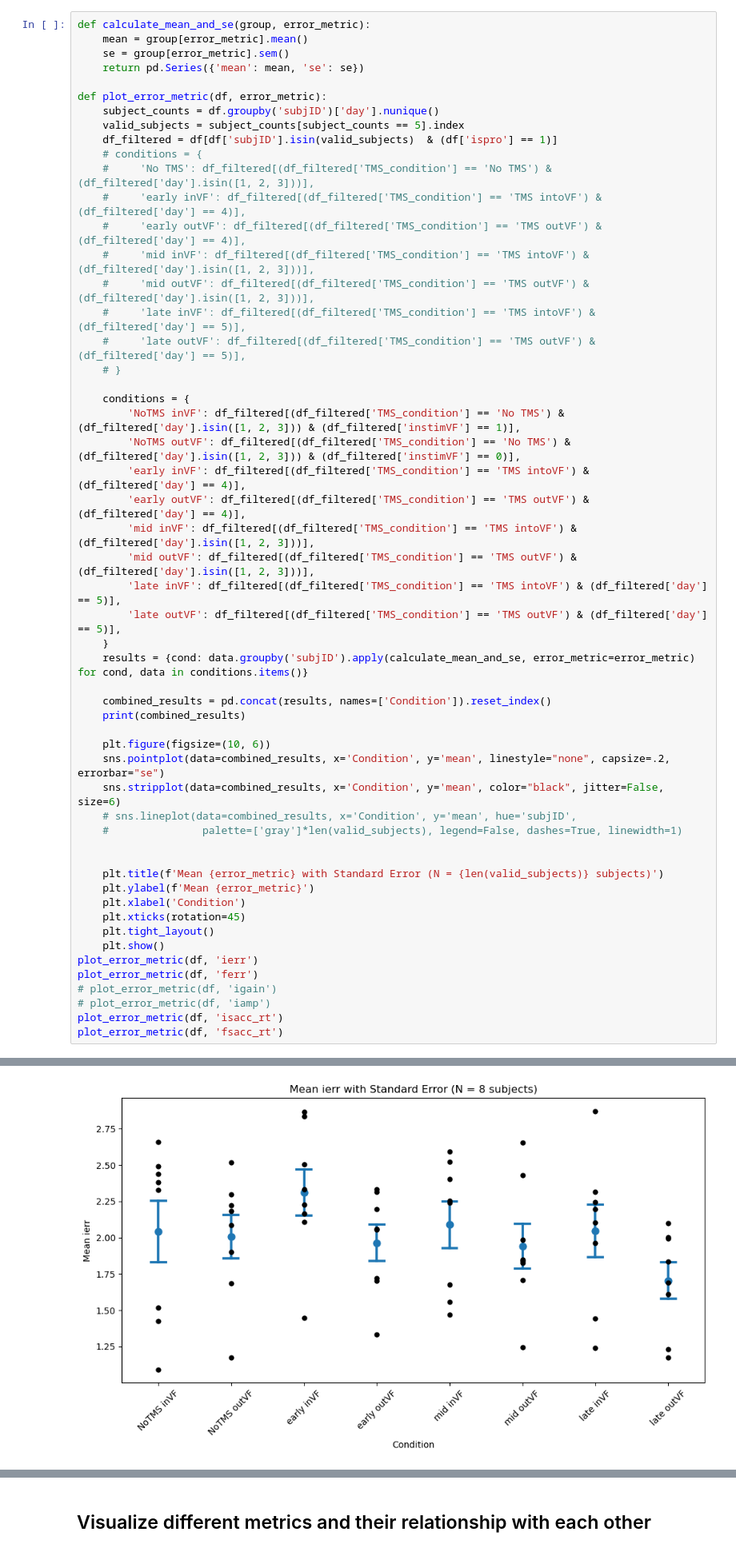
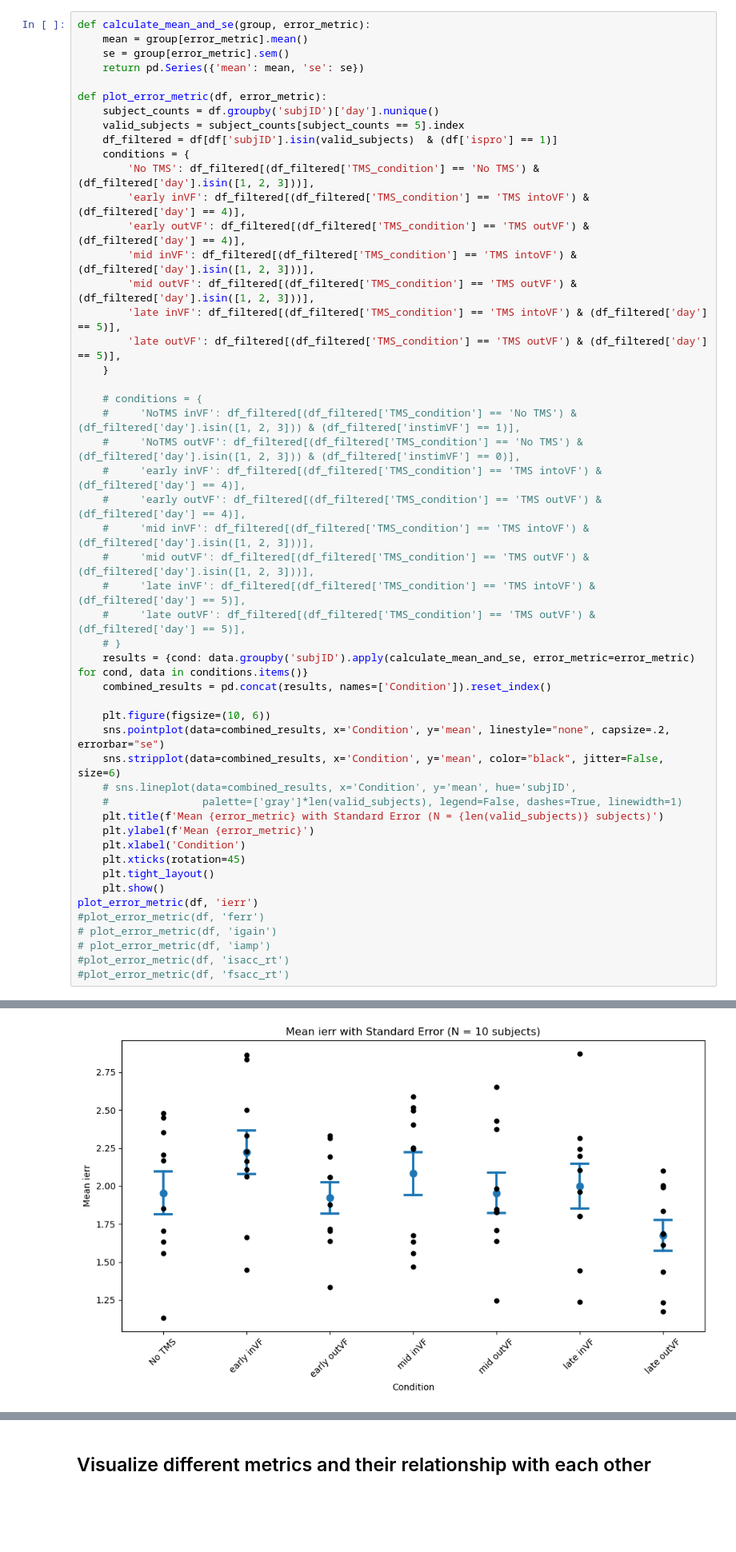
Before and after one commit to mindemory/mgs_stimul, a Jupyter notebook: mgsAnalysis/analysisEye/main.ipynb, the cells around one changed output, grey strips where cells are left out. Shown at 80% size. Saved outputs shown, nothing was run; the diff lists cells and outputs as text; blank space fills up the shorter version.

```diff
--- a/mgsAnalysis/analysisEye/main.ipynb
+++ b/mgsAnalysis/analysisEye/main.ipynb
@@ -183,8 +190,19 @@ def plot_error_metric(df, error_metric):
     subject_counts = df.groupby('subjID')['day'].nunique()
     valid_subjects = subject_counts[subject_counts == 5].index
     df_filtered = df[df['subjID'].isin(valid_subjects)  & (df['ispro'] == 1)]
+    conditions = {
+        'No TMS': df_filtered[(df_filtered['TMS_condition'] == 'No TMS') & (df_filtered['day'].isin([1, 2, 3]))],
+        'early inVF': df_filtered[(df_filtered['TMS_condition'] == 'TMS intoVF') & (df_filtered['day'] == 4)],
+        'early outVF': df_filtered[(df_filtered['TMS_condition'] == 'TMS outVF') & (df_filtered['day'] == 4)],
+        'mid inVF': df_filtered[(df_filtered['TMS_condition'] == 'TMS intoVF') & (df_filtered['day'].isin([1, 2, 3]))],
+        'mid outVF': df_filtered[(df_filtered['TMS_condition'] == 'TMS outVF') & (df_filtered['day'].isin([1, 2, 3]))],
+        'late inVF': df_filtered[(df_filtered['TMS_condition'] == 'TMS intoVF') & (df_filtered['day'] == 5)],
+        'late outVF': df_filtered[(df_filtered['TMS_condition'] == 'TMS outVF') & (df_filtered['day'] == 5)],
+    }
+
     # conditions = {
-    #     'No TMS': df_filtered[(df_filtered['TMS_condition'] == 'No TMS') & (df_filtered['day'].isin([1, 2, 3]))],
+    #     'NoTMS inVF': df_filtered[(df_filtered['TMS_condition'] == 'No TMS') & (df_filtered['day'].isin([1, 2, 3])) & (df_filtered['instimVF'] == 1)],
+    #     'NoTMS outVF': df_filtered[(df_filtered['TMS_condition'] == 'No TMS') & (df_filtered['day'].isin([1, 2, 3])) & (df_filtered['instimVF'] == 0)],
     #     'early inVF': df_filtered[(df_filtered['TMS_condition'] == 'TMS intoVF') & (df_filtered['day'] == 4)],
     #     'early outVF': df_filtered[(df_filtered['TMS_condition'] == 'TMS outVF') & (df_filtered['day'] == 4)],
     #     'mid inVF': df_filtered[(df_filtered['TMS_condition'] == 'TMS intoVF') & (df_filtered['day'].isin([1, 2, 3]))],
@@ -192,29 +210,14 @@ def plot_error_metric(df, error_metric):
     #     'late inVF': df_filtered[(df_filtered['TMS_condition'] == 'TMS intoVF') & (df_filtered['day'] == 5)],
     #     'late outVF': df_filtered[(df_filtered['TMS_condition'] == 'TMS outVF') & (df_filtered['day'] == 5)],
     # }
-
-    conditions = {
-        'NoTMS inVF': df_filtered[(df_filtered['TMS_condition'] == 'No TMS') & (df_filtered['day'].isin([1, 2, 3])) & (df_filtered['instimVF'] == 1)],
-        'NoTMS outVF': df_filtered[(df_filtered['TMS_condition'] == 'No TMS') & (df_filtered['day'].isin([1, 2, 3])) & (df_filtered['instimVF'] == 0)],
-        'early inVF': df_filtered[(df_filtered['TMS_condition'] == 'TMS intoVF') & (df_filtered['day'] == 4)],
-        'early outVF': df_filtered[(df_filtered['TMS_condition'] == 'TMS outVF') & (df_filtered['day'] == 4)],
-        'mid inVF': df_filtered[(df_filtered['TMS_condition'] == 'TMS intoVF') & (df_filtered['day'].isin([1, 2, 3]))],
-        'mid outVF': df_filtered[(df_filtered['TMS_condition'] == 'TMS outVF') & (df_filtered['day'].isin([1, 2, 3]))],
-        'late inVF': df_filtered[(df_filtered['TMS_condition'] == 'TMS intoVF') & (df_filtered['day'] == 5)],
-        'late outVF': df_filtered[(df_filtered['TMS_condition'] == 'TMS outVF') & (df_filtered['day'] == 5)],
-    }
     results = {cond: data.groupby('subjID').apply(calculate_mean_and_se, error_metric=error_metric) for cond, data in conditions.items()}
-
     combined_results = pd.concat(results, names=['Condition']).reset_index()
-    print(combined_results)
 
     plt.figure(figsize=(10, 6))
     sns.pointplot(data=combined_results, x='Condition', y='mean', linestyle="none", capsize=.2, errorbar="se")
     sns.stripplot(data=combined_results, x='Condition', y='mean', color="black", jitter=False, size=6)
     # sns.lineplot(data=combined_results, x='Condition', y='mean', hue='subjID',
     #               palette=['gray']*len(valid_subjects), legend=False, dashes=True, linewidth=1)
-
-
     plt.title(f'Mean {error_metric} with Standard Error (N = {len(valid_subjects)} subjects)')
     plt.ylabel(f'Mean {error_metric}')
     plt.xlabel('Condition')
@@ -222,9 +225,9 @@ def plot_error_metric(df, error_metric):
     plt.tight_layout()
     plt.show()
 plot_error_metric(df, 'ierr')
-plot_error_metric(df, 'ferr')
+#plot_error_metric(df, 'ferr')
 # plot_error_metric(df, 'igain')
 # plot_error_metric(df, 'iamp')
-plot_error_metric(df, 'isacc_rt')
-plot_error_metric(df, 'fsacc_rt')
+#plot_error_metric(df, 'isacc_rt')
+#plot_error_metric(df, 'fsacc_rt')
 # %% [output]
@@ -245 +234 @@ plot_error_metric(df, 'fsacc_rt')
-[figure, old version]
+[figure, new version]
```
Also changed, not shown: parts of 11 cells of this notebook, 2 other files.
